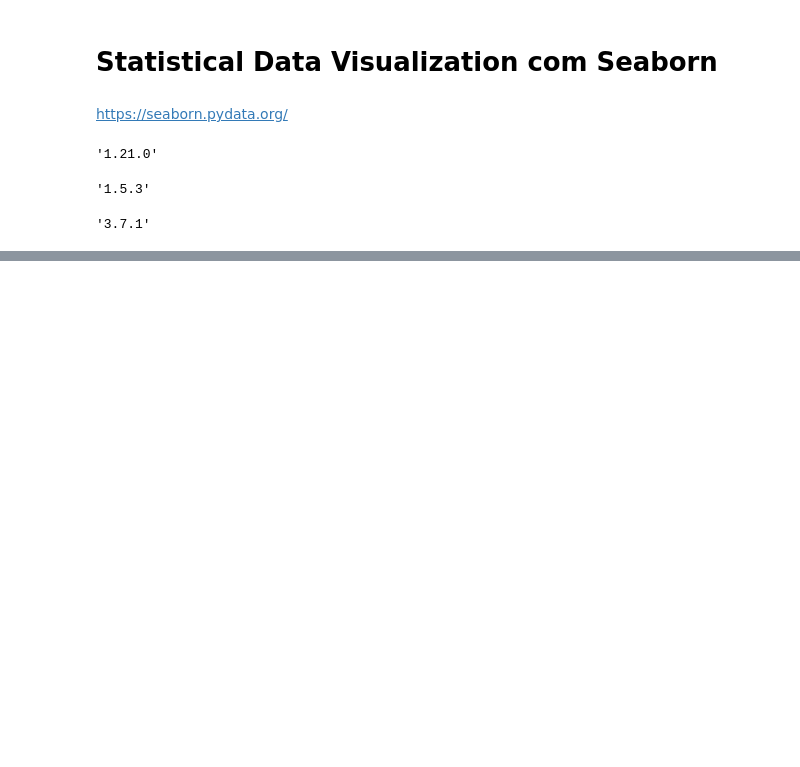
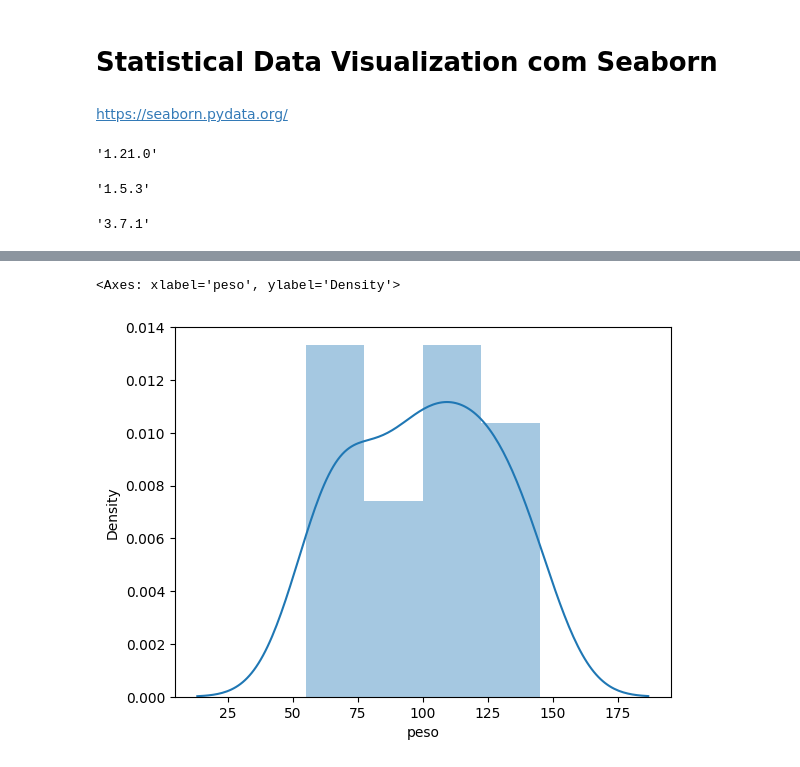
Before and after one commit to GChandrone/PythonDSA, a Jupyter notebook: Cap11/DSA-Python-Cap11-Seaborn.ipynb, the cells around one changed output, grey strips where cells are left out. Cells and saved outputs as stored; diff of their text form; code cells hidden in the pictures; blank space fills up the shorter version.

```diff
--- a/Cap11/DSA-Python-Cap11-Seaborn.ipynb
+++ b/Cap11/DSA-Python-Cap11-Seaborn.ipynb
@@ -82,0 +101,6 @@ df.head()
+# %%
+# distplot
+sea.distplot(df.peso)
+# %% [output]
+<Axes: xlabel='peso', ylabel='Density'>
+[figure, added]
```
Also changed, not shown: parts of 27 cells of this notebook.
